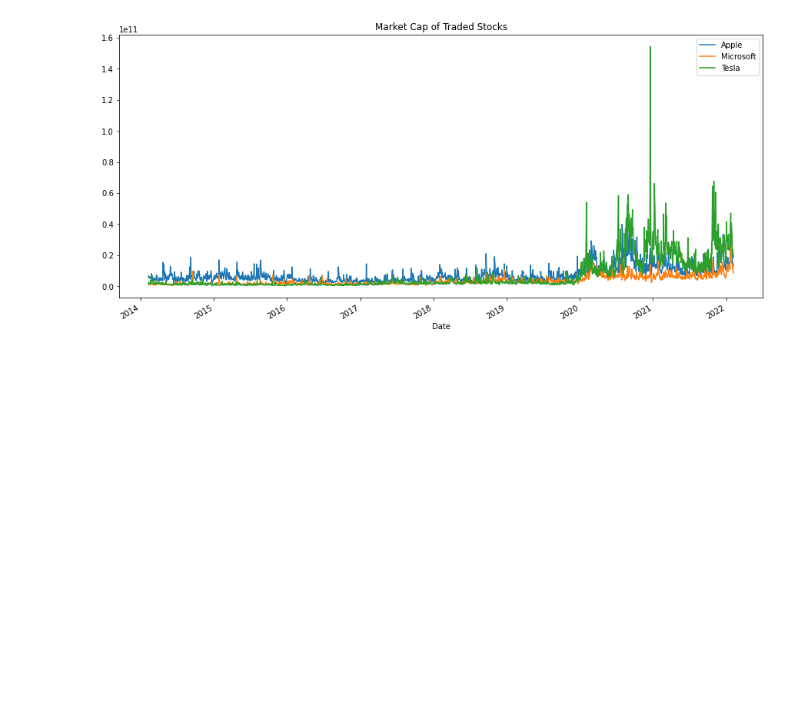
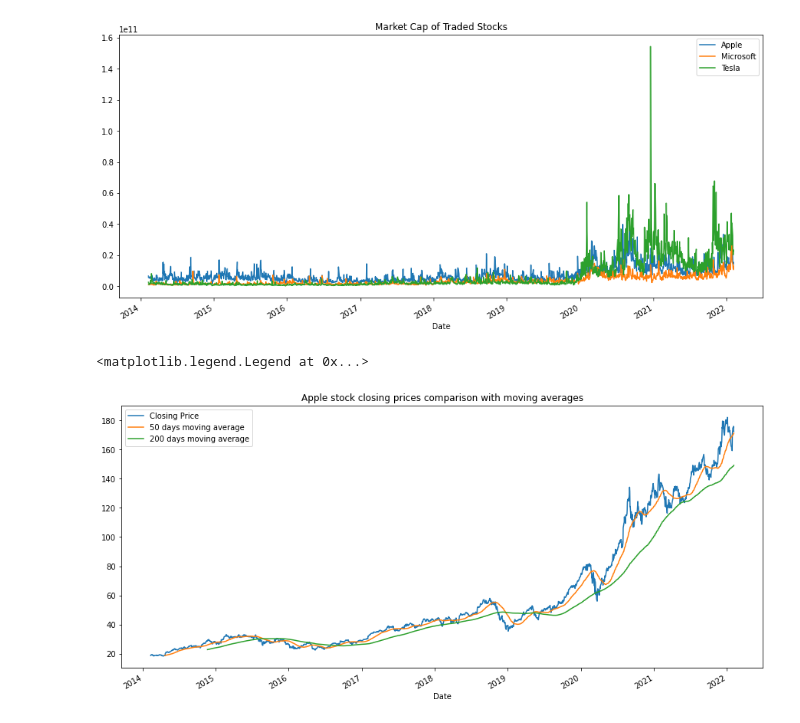
Before and after one commit to mahmudml/Finance, a Jupyter notebook: stock-apple et al.ipynb, the cells around one changed output. Drawn from its saved outputs; the diff is of its cells as text; code cells hidden in the pictures; blank space fills up the shorter version.

```diff
--- a/stock-apple et al.ipynb
+++ b/stock-apple et al.ipynb
@@ -56,3 +57,15 @@ pyplot.legend()
 # %% [output]
 <matplotlib.legend.Legend at 0x...>
 [figure]
+# %%
+#calculation of apple stock moving averages
+aapl['MA50']=aapl['Close'].rolling(50).mean()
+aapl['MA200']=aapl['Close'].rolling(200).mean()
+aapl['Close'].plot(label='Closing Price', figsize=(15,7))
+aapl['MA50'].plot(label='50 days moving average')
+aapl['MA200'].plot(label='200 days moving average')
+pyplot.title('Apple stock closing prices comparison with moving averages')
+pyplot.legend()
+# %% [output]
+<matplotlib.legend.Legend at 0x...>
+[figure, added]
```
Also changed, not shown: parts of 5 cells of this notebook.
